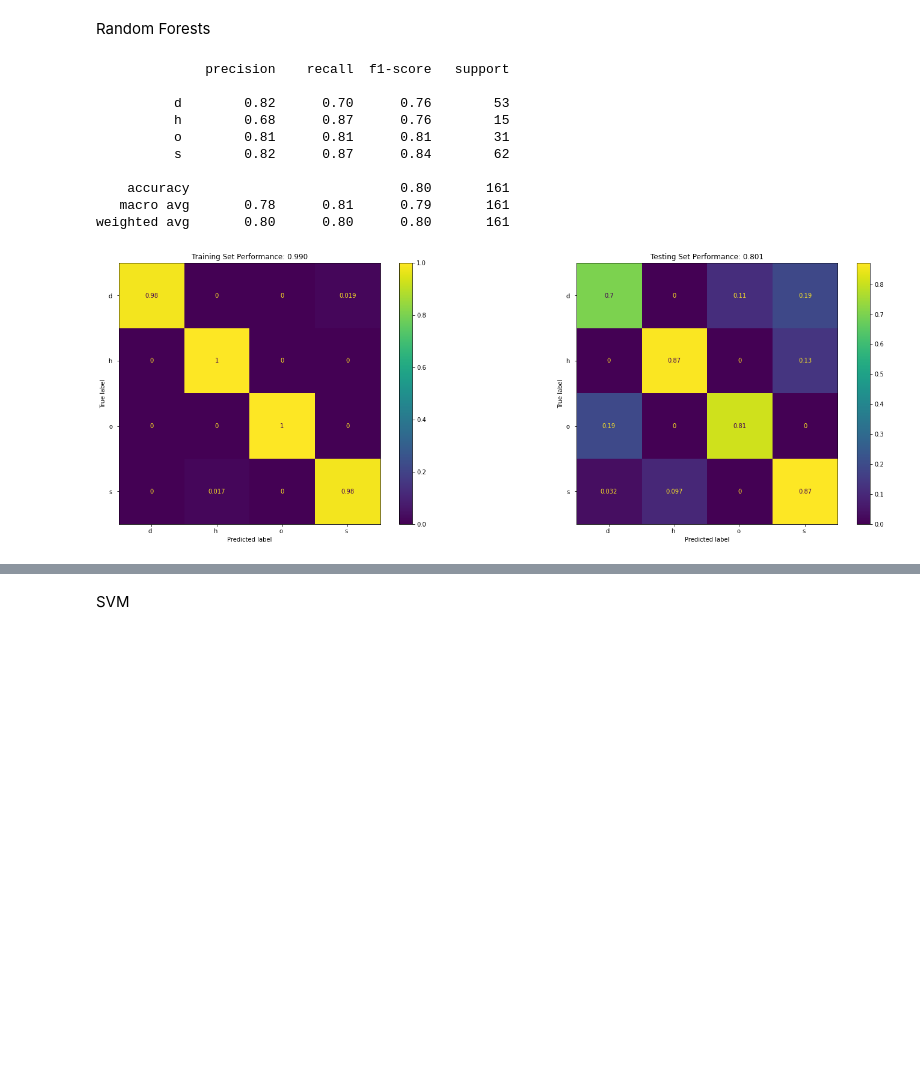
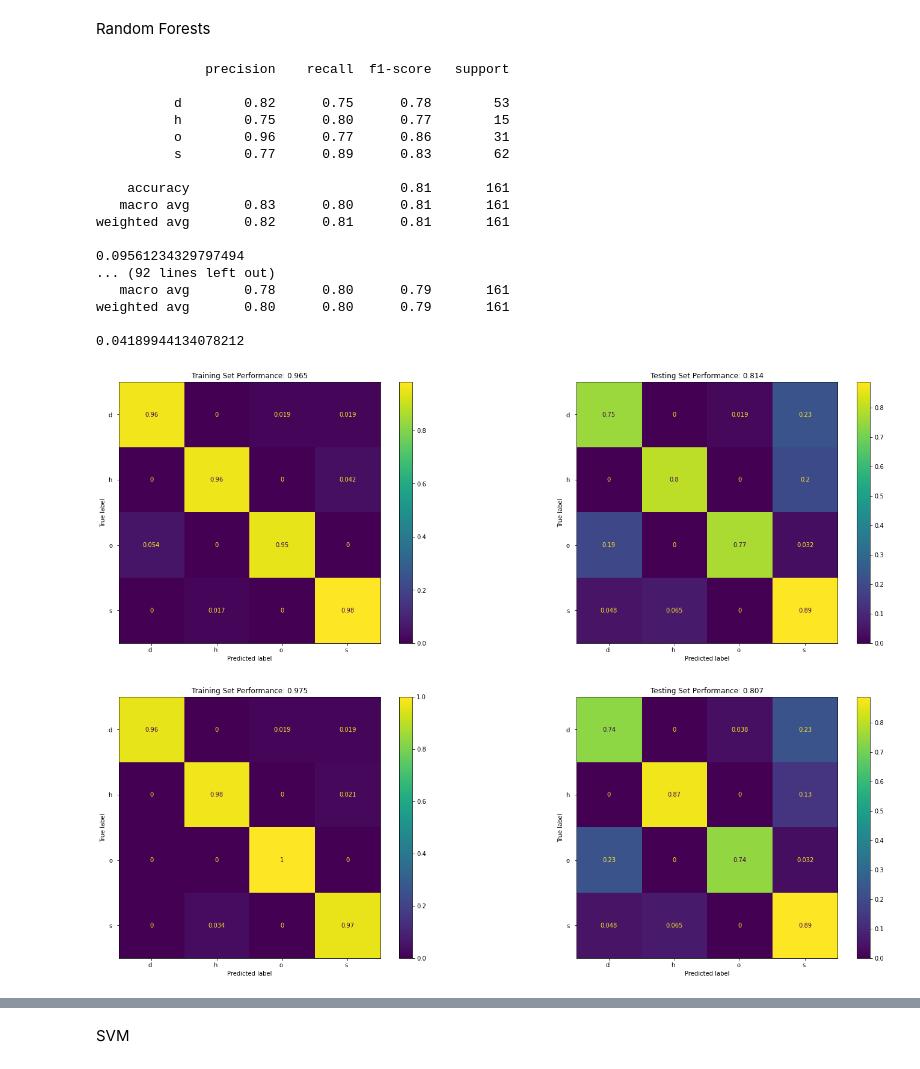
Before and after one commit to Lachie1011/cab420, a Jupyter notebook: assignment1A/Q2/CAB420_A1A_Q2.ipynb, the cells around one changed output, grey strips where cells are left out. Drawn from its saved outputs; the diff is of its cells as text; code cells hidden in the pictures; blank space fills up the shorter version.

```diff
--- a/assignment1A/Q2/CAB420_A1A_Q2.ipynb
+++ b/assignment1A/Q2/CAB420_A1A_Q2.ipynb
@@ -113,17 +131,33 @@ weighted avg       0.82      0.80      0.80       161
 # %% [markdown]
 Random Forests
-# %%
-rf = RandomForestClassifier(n_estimators=100, max_depth=4, random_state=0).fit(X_train, Y_train)
-eval_model(rf, X_train, Y_train, X_test, Y_test)
-# %% [output]
-              precision    recall  f1-score   support
-
-          d        0.82      0.70      0.76        53
-          h        0.68      0.87      0.76        15
-          o        0.81      0.81      0.81        31
-          s        0.82      0.87      0.84        62
-
-    accuracy                           0.80       161
-   macro avg       0.78      0.81      0.79       161
-weighted avg       0.80      0.80      0.80       161
-[figure, removed]
+# %%
+
+estimators = [100]
+depth = [1, 2, 4, 8, 16, 32, 64, 128, 256]
+for d in depth:
+    for e in estimators:
+        rf = RandomForestClassifier(n_estimators=e, max_depth=d, random_state=0).fit(X_train, Y_train)
+        eval_model(rf, X_train, Y_train, X_test, Y_test)
+
+        acc = f1_score(Y_val, rf.predict(X_val), average='macro')
+        print(acc)
+# %% [output]
+              precision    recall  f1-score   support
+
+          d        0.82      0.75      0.78        53
+          h        0.75      0.80      0.77        15
+          o        0.96      0.77      0.86        31
+          s        0.77      0.89      0.83        62
+
+    accuracy                           0.81       161
+   macro avg       0.83      0.80      0.81       161
+weighted avg       0.82      0.81      0.81       161
+
+0.09561234329797494
+... (92 lines left out)
+   macro avg       0.78      0.80      0.79       161
+weighted avg       0.80      0.80      0.79       161
+
+0.04189944134078212
+[figure, added]
+[figure, added]
```
Also changed, not shown: parts of 6 cells of this notebook, 8 other files.
